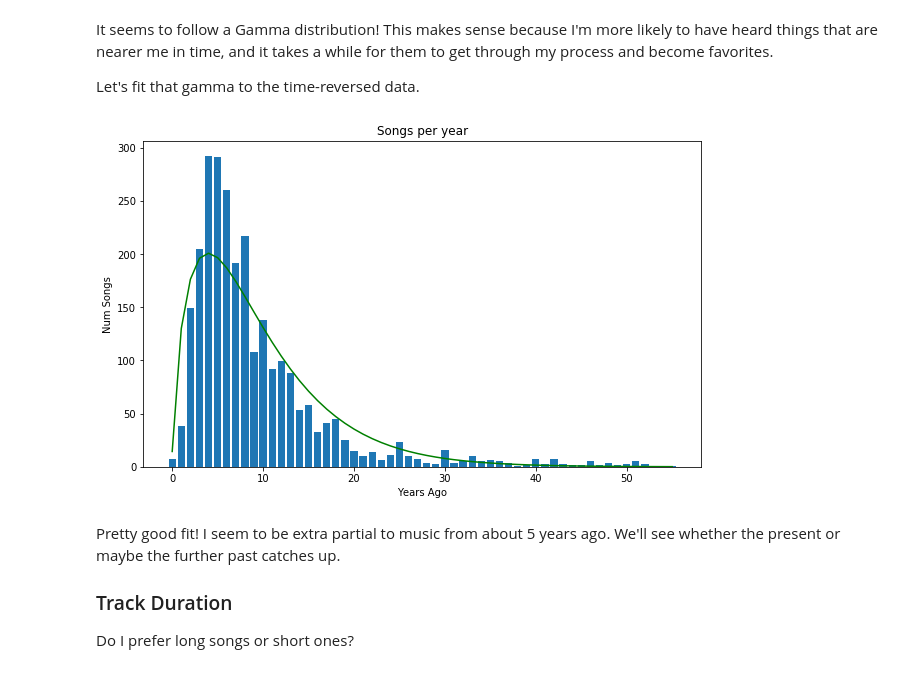
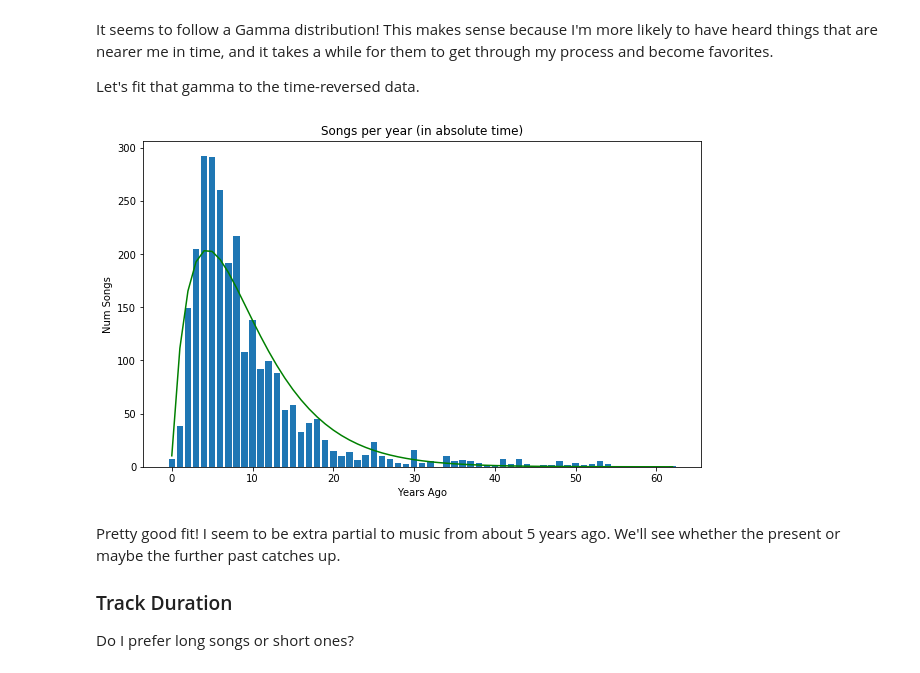
Before and after one commit to pavelkomarov/exportify, a Jupyter notebook: taste_analysis.ipynb, the cells around one changed output. Drawn from its saved outputs; the diff is of its cells as text; code cells hidden in the pictures.

Commit message:
realized my time plot fit to the gamma distribution was plotting in bar chart space instead of absolute time, so added missing years

```diff
--- a/taste_analysis.ipynb
+++ b/taste_analysis.ipynb
@@ -275,28 +275,35 @@ It seems to follow a Gamma distribution! This makes sense because I'm more likel
 
 Let's fit that gamma to the time-reversed data.
 # %%
-years = years.sort_values('Year', ascending=False).reset_index(drop=True)
+# Some years are missing, so transform to a dataframe that covers full time period.
+eldest = int(years['Year'].values[0])
+youngest = int(years['Year'].values[-1])
+missing_years = [str(x) for x in range(eldest+1, youngest) if
+                 str(x) not in years['Year'].values]
+ago = years.append(pandas.DataFrame.from_dict(
+    {'Year': missing_years, 'Num Songs': [0 for x in range(len(missing_years))]})
+                  ).sort_values('Year', ascending=False).reset_index(drop=True)
 
 y = []
-for i in range(years.shape[0]):
-	for j in range(years['Num Songs'][i]):
+for i in range(ago.shape[0]):
+	for j in range(ago['Num Songs'][i]):
 		y.append(i)
 
 # sanity check histogram to make sure I'm constructing y properly
 #pyplot.figure()
 #pyplot.hist(y, bins=30)
 
 param = gamma.fit(y)
-gamma_fitted = len(y)*gamma.pdf(range(years.shape[0]), *param)
+gamma_fitted = len(y)*gamma.pdf(range(ago.shape[0]), *param)
 
 pyplot.figure(figsize=(10, 6))
-pyplot.bar(range(len(years['Year'])), years['Num Songs'])
+pyplot.bar(range(len(ago['Year'])), ago['Num Songs'])
 pyplot.plot(gamma_fitted, color='g')
 pyplot.xlabel('Years Ago')
-pyplot.ylabel(years.columns[1])
-pyplot.title('Songs per year');
+pyplot.ylabel(ago.columns[1])
+pyplot.title('Songs per year (in absolute time)');
 # %% [output]
-[figure, old version]
+[figure, new version]
 # %% [markdown]
 Pretty good fit! I seem to be extra partial to music from about 5 years ago. We'll see whether the present or maybe the further past catches up.
 
```
Also changed, not shown: parts of 2 cells of this notebook.
